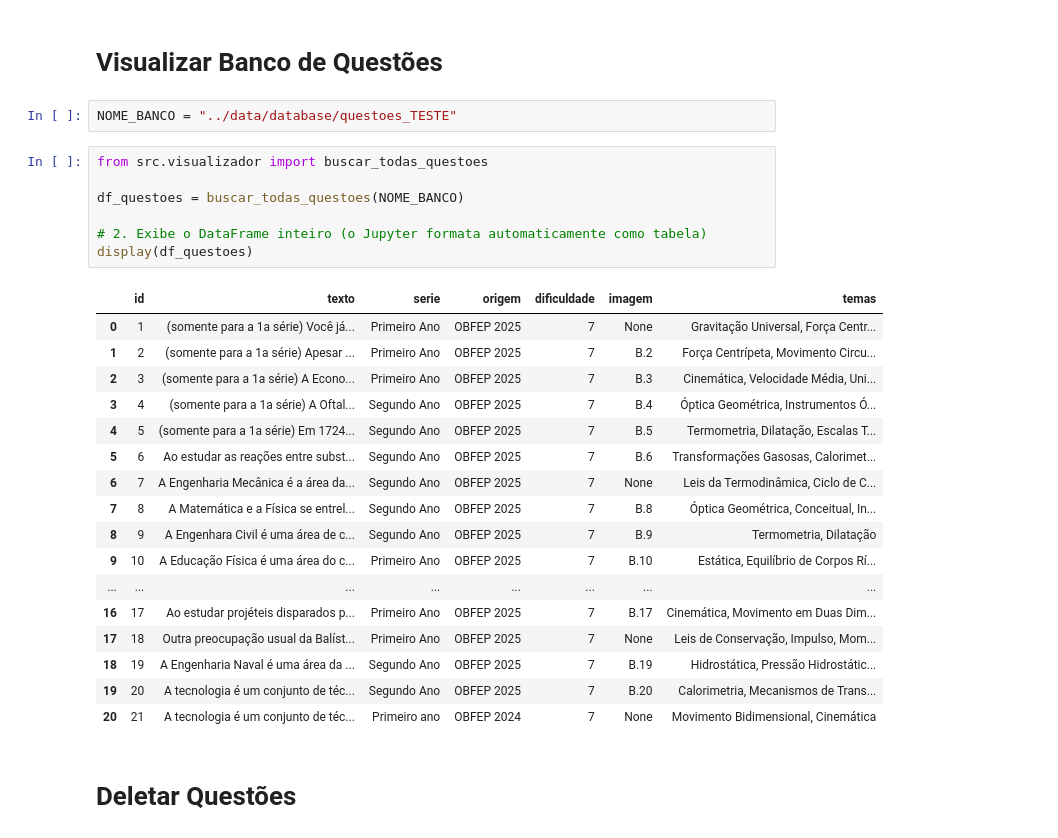
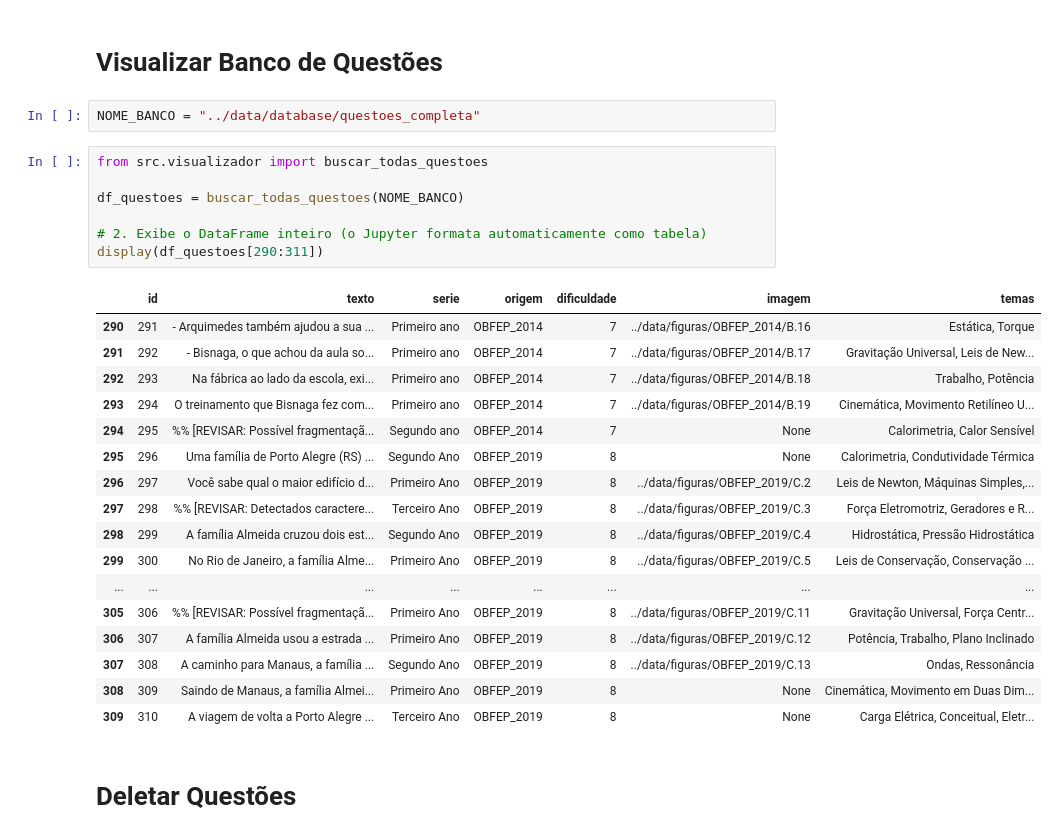
Before and after one commit to Leo-am/bancoquestoes, a Jupyter notebook: notebooks/create_database.ipynb, the cells around one changed output. Cells and saved outputs as stored; diff of their text form.

```diff
--- a/notebooks/create_database.ipynb
+++ b/notebooks/create_database.ipynb
@@ -113,32 +154,32 @@ insert_question(banco_nome, questao_completa)
 # %% [markdown]
 # Visualizar Banco de Questões
 # %%
-NOME_BANCO = "../data/database/questoes_TESTE"
+NOME_BANCO = "../data/database/questoes_completa"
 # %%
 from src.visualizador import buscar_todas_questoes
 
 df_questoes = buscar_todas_questoes(NOME_BANCO)
 
 # 2. Exibe o DataFrame inteiro (o Jupyter formata automaticamente como tabela)
-display(df_questoes)
+display(df_questoes[290:311])
 # %% [output]
 |  | id | texto | serie | origem | dificuldade | imagem | temas |
-| 0 | 1 | (somente para a 1a série) Você já... | Primeiro Ano | OBFEP 2025 | 7 | None | Gravitação Universal, Força Centr... |
-| 1 | 2 | (somente para a 1a série) Apesar ... | Primeiro Ano | OBFEP 2025 | 7 | B.2 | Força Centrípeta, Movimento Circu... |
-| 2 | 3 | (somente para a 1a série) A Econo... | Primeiro Ano | OBFEP 2025 | 7 | B.3 | Cinemática, Velocidade Média, Uni... |
-| 3 | 4 | (somente para a 1a série) A Oftal... | Segundo Ano | OBFEP 2025 | 7 | B.4 | Óptica Geométrica, Instrumentos Ó... |
-| 4 | 5 | (somente para a 1a série) Em 1724... | Segundo Ano | OBFEP 2025 | 7 | B.5 | Termometria, Dilatação, Escalas T... |
-| 5 | 6 | Ao estudar as reações entre subst... | Segundo Ano | OBFEP 2025 | 7 | B.6 | Transformações Gasosas, Calorimet... |
-| 6 | 7 | A Engenharia Mecânica é a área da... | Segundo Ano | OBFEP 2025 | 7 | None | Leis da Termodinâmica, Ciclo de C... |
-| 7 | 8 | A Matemática e a Física se entrel... | Segundo Ano | OBFEP 2025 | 7 | B.8 | Óptica Geométrica, Conceitual, In... |
-| 8 | 9 | A Engenhara Civil é uma área de c... | Segundo Ano | OBFEP 2025 | 7 | B.9 | Termometria, Dilatação |
-| 9 | 10 | A Educação Física é uma área do c... | Primeiro Ano | OBFEP 2025 | 7 | B.10 | Estática, Equilíbrio de Corpos Rí... |
+| 290 | 291 | - Arquimedes também ajudou a sua ... | Primeiro ano | OBFEP_2014 | 7 | ../data/figuras/OBFEP_2014/B.16 | Estática, Torque |
+| 291 | 292 | - Bisnaga, o que achou da aula so... | Primeiro ano | OBFEP_2014 | 7 | ../data/figuras/OBFEP_2014/B.17 | Gravitação Universal, Leis de New... |
+| 292 | 293 | Na fábrica ao lado da escola, exi... | Primeiro ano | OBFEP_2014 | 7 | ../data/figuras/OBFEP_2014/B.18 | Trabalho, Potência |
+| 293 | 294 | O treinamento que Bisnaga fez com... | Primeiro ano | OBFEP_2014 | 7 | ../data/figuras/OBFEP_2014/B.19 | Cinemática, Movimento Retilíneo U... |
+| 294 | 295 | %% [REVISAR: Possível fragmentaçã... | Segundo ano | OBFEP_2014 | 7 | None | Calorimetria, Calor Sensível |
+| 295 | 296 | Uma família de Porto Alegre (RS) ... | Segundo Ano | OBFEP_2019 | 8 | None | Calorimetria, Condutividade Térmica |
+| 296 | 297 | Você sabe qual o maior edifício d... | Primeiro Ano | OBFEP_2019 | 8 | ../data/figuras/OBFEP_2019/C.2 | Leis de Newton, Máquinas Simples,... |
+| 297 | 298 | %% [REVISAR: Detectados caractere... | Terceiro Ano | OBFEP_2019 | 8 | ../data/figuras/OBFEP_2019/C.3 | Força Eletromotriz, Geradores e R... |
+| 298 | 299 | A família Almeida cruzou dois est... | Segundo Ano | OBFEP_2019 | 8 | ../data/figuras/OBFEP_2019/C.4 | Hidrostática, Pressão Hidrostática |
+| 299 | 300 | No Rio de Janeiro, a família Alme... | Primeiro Ano | OBFEP_2019 | 8 | ../data/figuras/OBFEP_2019/C.5 | Leis de Conservação, Conservação ... |
 | ... | ... | ... | ... | ... | ... | ... | ... |
-| 16 | 17 | Ao estudar projéteis disparados p... | Primeiro Ano | OBFEP 2025 | 7 | B.17 | Cinemática, Movimento em Duas Dim... |
-| 17 | 18 | Outra preocupação usual da Balíst... | Primeiro Ano | OBFEP 2025 | 7 | None | Leis de Conservação, Impulso, Mom... |
-| 18 | 19 | A Engenharia Naval é uma área da ... | Segundo Ano | OBFEP 2025 | 7 | B.19 | Hidrostática, Pressão Hidrostátic... |
-| 19 | 20 | A tecnologia é um conjunto de téc... | Segundo Ano | OBFEP 2025 | 7 | B.20 | Calorimetria, Mecanismos de Trans... |
-| 20 | 21 | A tecnologia é um conjunto de téc... | Primeiro ano | OBFEP 2024 | 7 | None | Movimento Bidimensional, Cinemática |
+| 305 | 306 | %% [REVISAR: Possível fragmentaçã... | Primeiro Ano | OBFEP_2019 | 8 | ../data/figuras/OBFEP_2019/C.11 | Gravitação Universal, Força Centr... |
+| 306 | 307 | A família Almeida usou a estrada ... | Primeiro Ano | OBFEP_2019 | 8 | ../data/figuras/OBFEP_2019/C.12 | Potência, Trabalho, Plano Inclinado |
+| 307 | 308 | A caminho para Manaus, a família ... | Segundo Ano | OBFEP_2019 | 8 | ../data/figuras/OBFEP_2019/C.13 | Ondas, Ressonância |
+| 308 | 309 | Saindo de Manaus, a família Almei... | Primeiro Ano | OBFEP_2019 | 8 | None | Cinemática, Movimento em Duas Dim... |
+| 309 | 310 | A viagem de volta a Porto Alegre ... | Terceiro Ano | OBFEP_2019 | 8 | None | Carga Elétrica, Conceitual, Eletr... |
 # %% [markdown]
 # Deletar Questões
 # %%
```
Also changed, not shown: parts of 17 cells of this notebook, 2 other files.
